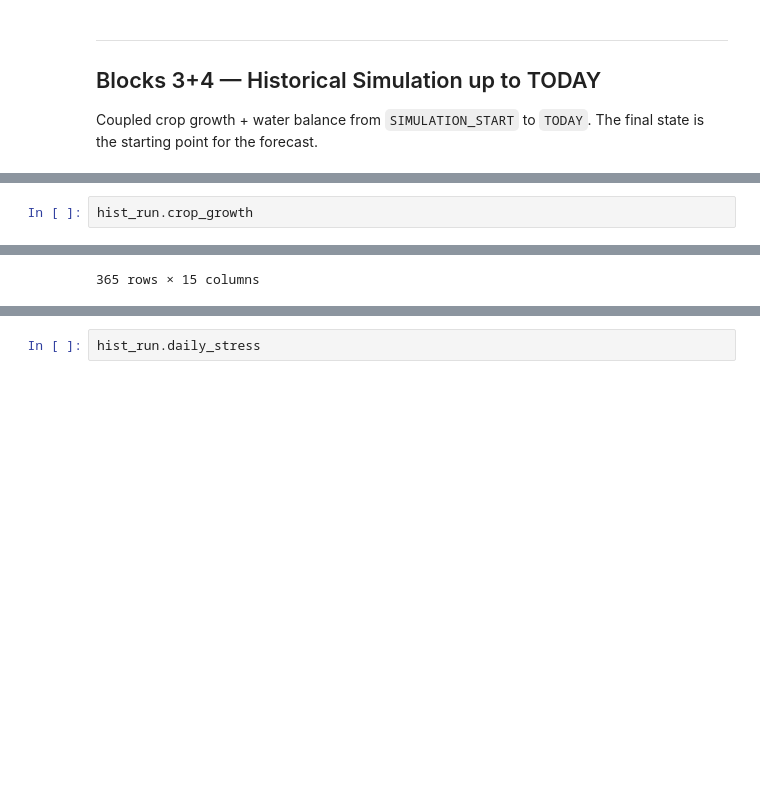
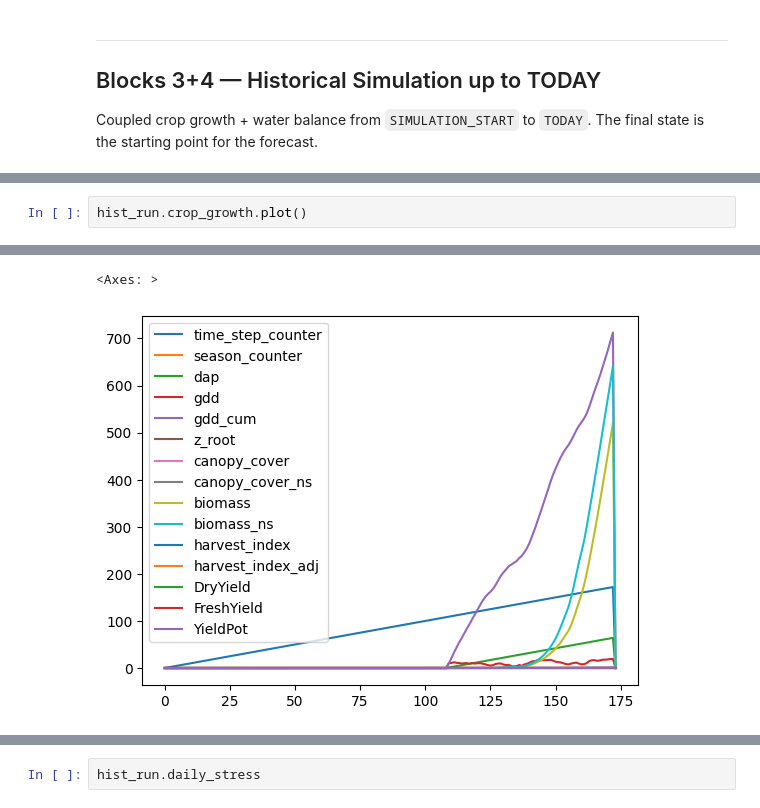
Before and after one commit to Catmosphere314/IrriGator, a Jupyter notebook: notebook/66_full_pipeline_acquacrop.ipynb, the cells around one changed output, grey strips where cells are left out. Cells and saved outputs as stored; diff of their text form; blank space fills up the shorter version.

```diff
--- a/notebook/66_full_pipeline_acquacrop.ipynb
+++ b/notebook/66_full_pipeline_acquacrop.ipynb
@@ -328,3 +226,3 @@ AttributeError: 'IrrigationManagement' object has no attribute 'daily_stress'
 # %%
-hist_run.crop_growth
+hist_run.crop_growth.plot()
 # %% [output]
@@ -343,4 +229,5 @@ hist_run.crop_growth
-365 rows × 15 columns
+<Axes: >
+[figure, added]
 # %%
 hist_run.water_flux.plot()
 # %% [output]
```
Also changed, not shown: parts of 36 cells of this notebook.
